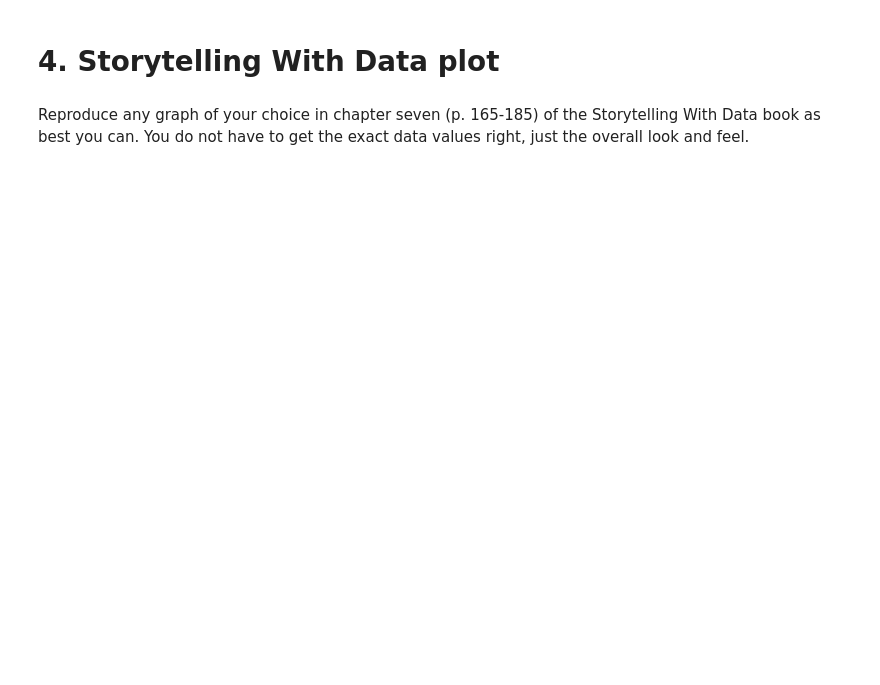
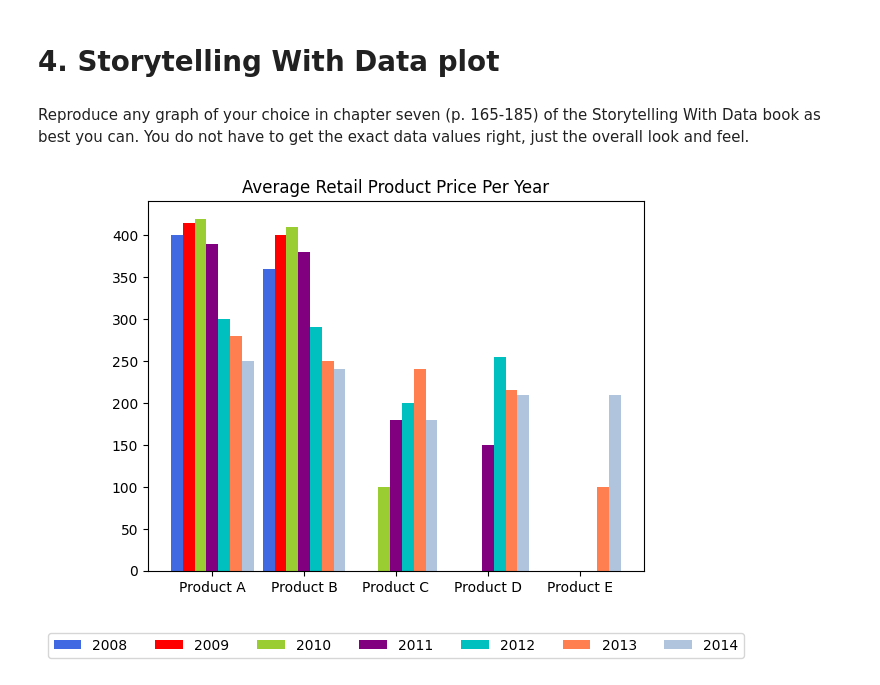
Before and after one commit to manningdbu/OMDS-ModB2-Week-11---Manning-Diana-, a Jupyter notebook: Week11 (1).ipynb, the cells around one changed output. Drawn from its saved outputs; the diff is of its cells as text; code cells hidden in the pictures; blank space fills up the shorter version.

```diff
--- a/Week11 (1).ipynb
+++ b/Week11 (1).ipynb
@@ -244,3 +255,27 @@ scores = cross_val_score(rf, X, y, cv=2)
 # 4. Storytelling With Data plot
 # %% [markdown]
 Reproduce any graph of your choice in chapter seven (p. 165-185) of the Storytelling With Data book as best you can. You do not have to get the exact data values right, just the overall look and feel.
+# %%
+storytelling = pd.DataFrame({"Category":['Product A', 'Product B', 'Product C', 'Product D', 'Product E'],
+                             "2008": [400, 360, 0, 0, 0],
+                             "2009": [415, 400, 0, 0, 0],
+                             "2010": [420, 410, 100, 0, 0],
+                             "2011": [390, 380, 180, 150 , 0],
+                             "2012": [300, 290, 200, 255, 0,],
+                             "2013": [280, 250, 240, 215, 100],
+                             "2014": [250, 240, 180, 210, 210]
+                             })
+# %%
+storytelling.set_index("Category").plot(kind="bar", title="Average Retail Product Price Per Year", color=["royalblue", "red", "yellowgreen","purple", "c", "coral", "lightsteelblue"
+ ], width=0.9)
+plt.xlabel("")
+plt.xticks(rotation=0)
+plt.legend(
+    loc="upper center",
+    bbox_to_anchor=(0.5, -0.15),
+    ncol=len(storytelling.columns)
+)
+
+plt.show()
+# %% [output]
+[figure, added]
```
Also changed, not shown: parts of 7 cells of this notebook.
